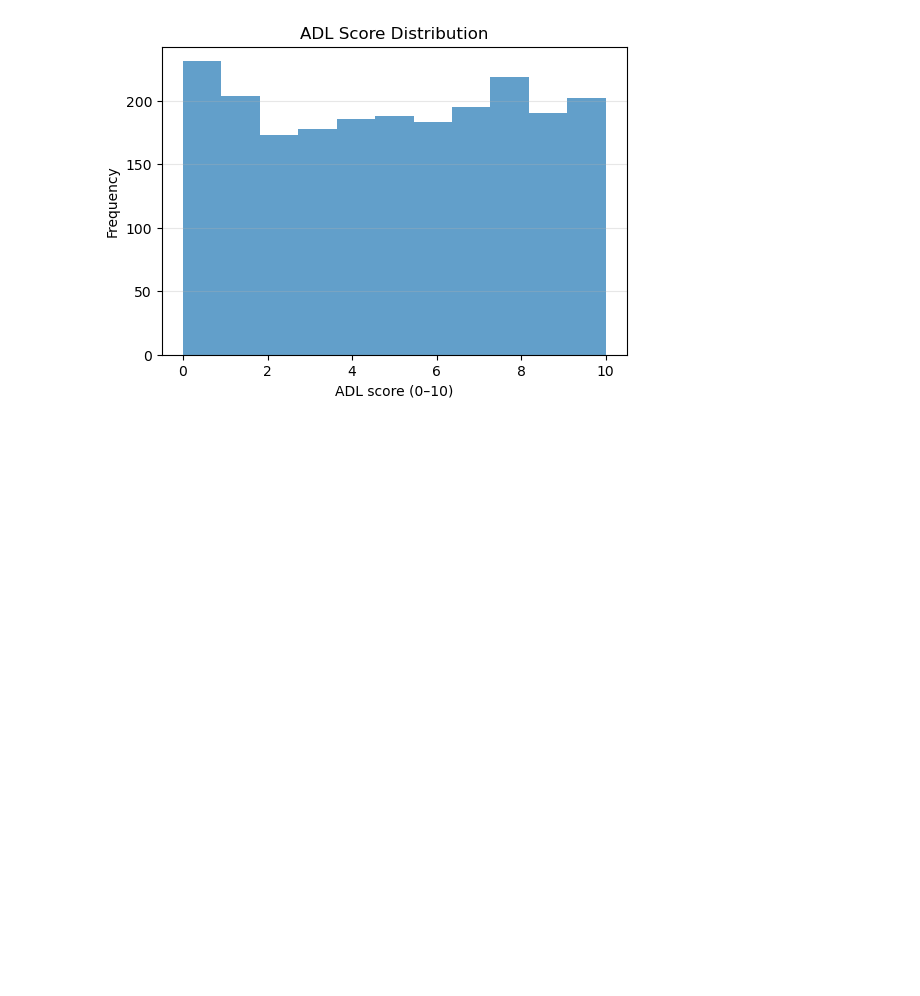
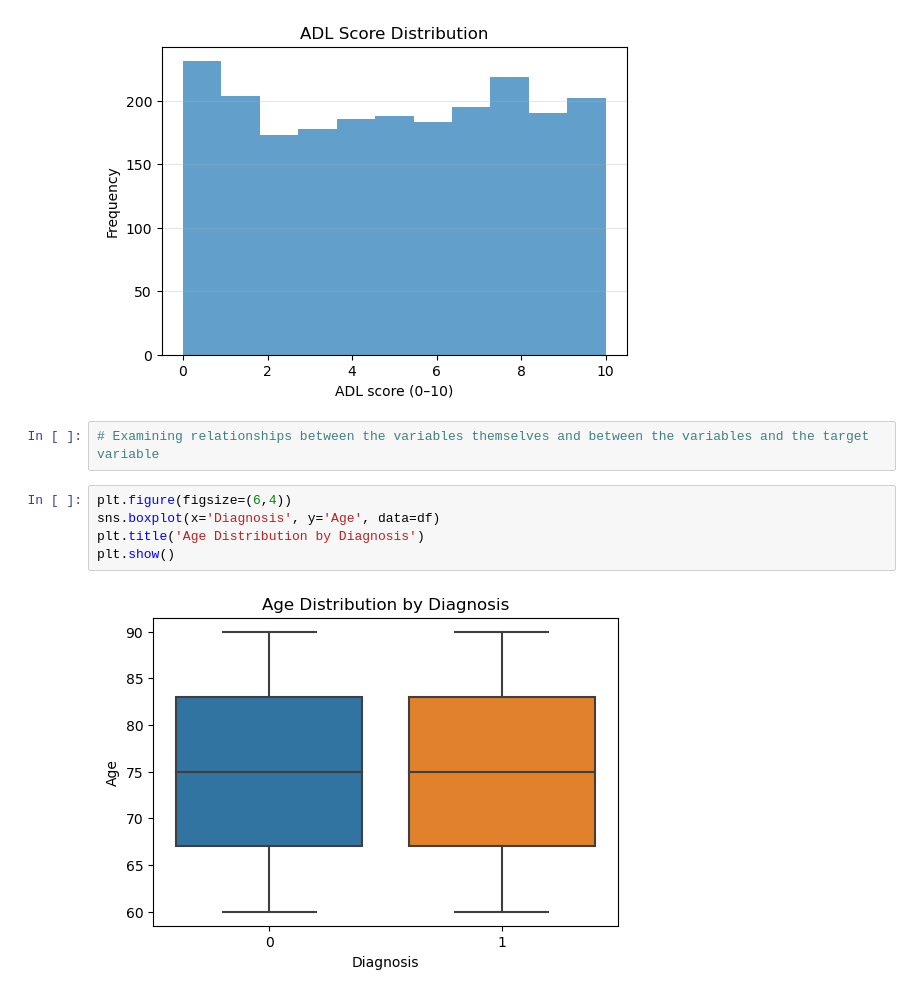
Before and after one commit to shaharberkovich/DataMining_shahar_hila_shir, a Jupyter notebook: AlzheimersProject.ipynb, the cells around one changed output. Drawn from its saved outputs; the diff is of its cells as text; blank space fills up the shorter version.

```diff
--- a/AlzheimersProject.ipynb
+++ b/AlzheimersProject.ipynb
@@ -320,3 +257,12 @@ plt.grid(axis='y', alpha=0.3)
 plt.show()
 # %% [output]
 [figure]
+# %%
+# Examining relationships between the variables themselves and between the variables and the target variable
+# %%
+plt.figure(figsize=(6,4))
+sns.boxplot(x='Diagnosis', y='Age', data=df)
+plt.title('Age Distribution by Diagnosis')
+plt.show()
+# %% [output]
+[figure, added]
```
Also changed, not shown: parts of 12 cells of this notebook.
